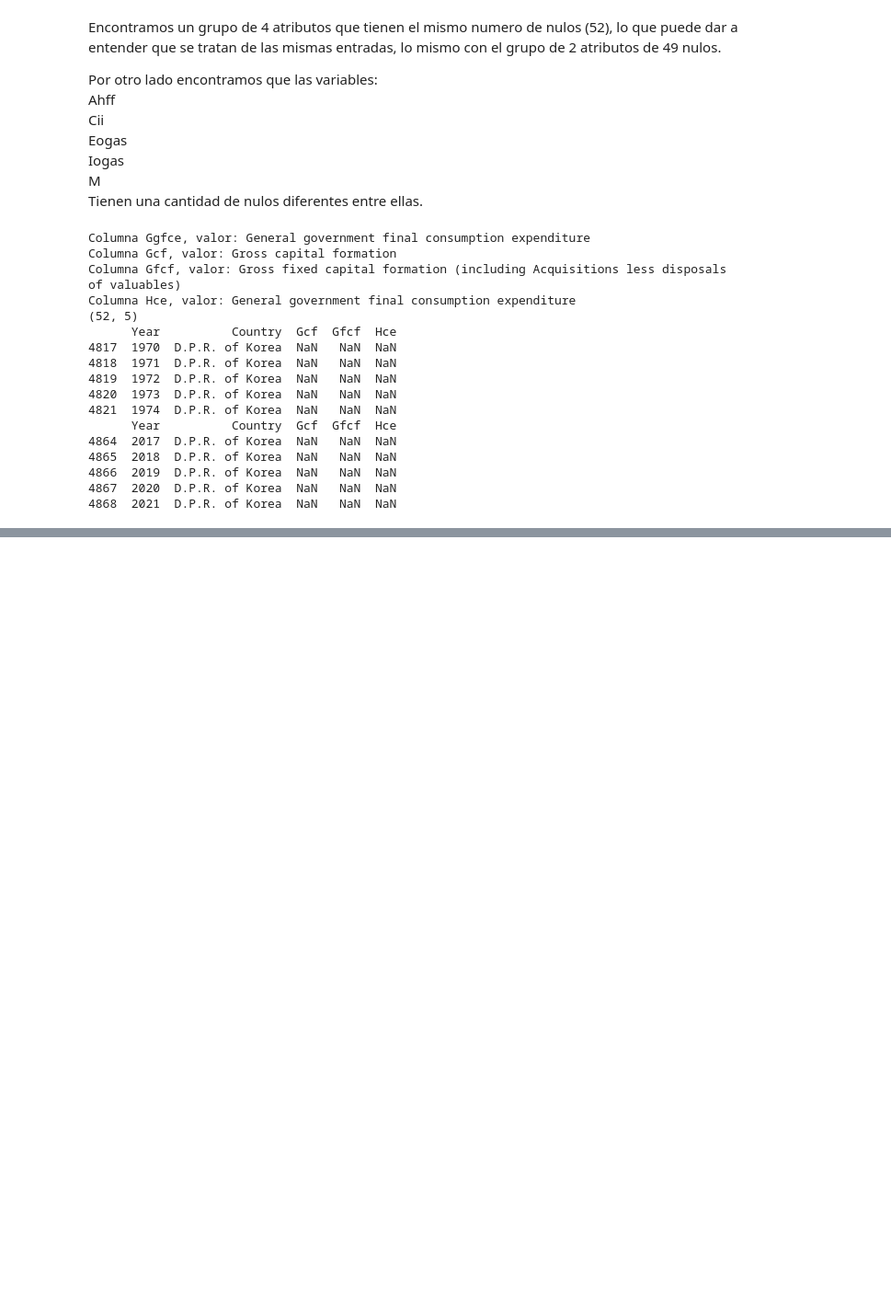
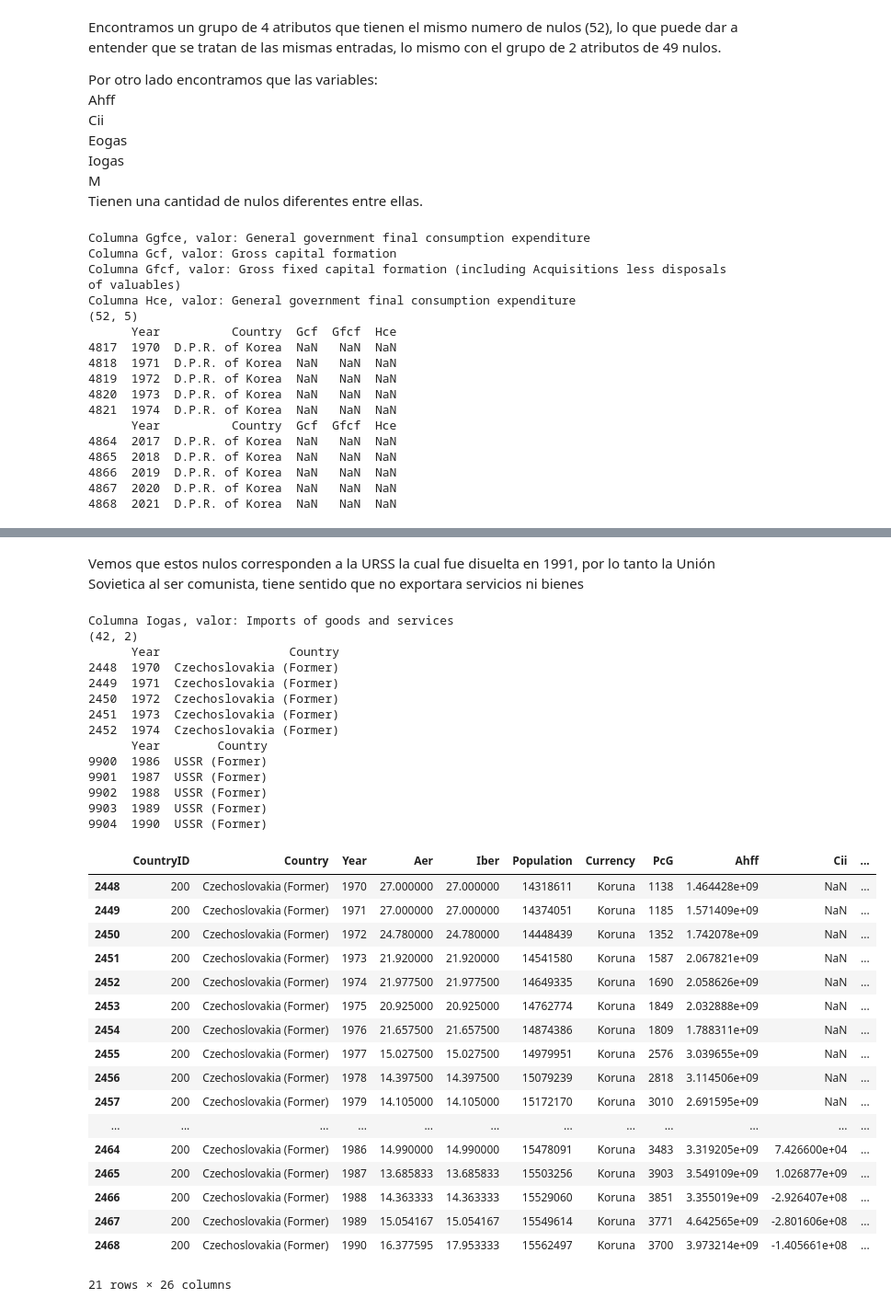
Before and after one commit to Didac-piferrer/MUDS, a Jupyter notebook: SBC/Agrupacion.ipynb, the cells around one changed output, grey strips where cells are left out. Shown: that part at 92% size. Cells and saved outputs as stored; diff of their text form; code cells hidden in the pictures; blank space fills up the shorter version.

```diff
--- a/SBC/Agrupacion.ipynb
+++ b/SBC/Agrupacion.ipynb
@@ -222,0 +334,47 @@ Columna Hce, valor: General government final consumption expenditure
+# %% [markdown]
+Vemos que estos nulos corresponden a la URSS la cual fue disuelta en 1991, por lo tanto la Unión Sovietica al ser comunista, tiene sentido que no exportara servicios ni bienes
+# %%
+#Comprobamos Iogas
+print("Columna Iogas, valor: " + data_names["Iogas"])
+
+Iogas_nulo = df.loc[df['Iogas'].isnull(),['Year','Country']]
+
+print(Iogas_nulo.shape)
+print(Iogas_nulo.head())
+print(Iogas_nulo.tail())
+
+Czechoslovakia = df[df['Country']=="Czechoslovakia (Former)"]
+Czechoslovakia
+# %% [output]
+Columna Iogas, valor: Imports of goods and services
+(42, 2)
+      Year                  Country
+2448  1970  Czechoslovakia (Former)
+2449  1971  Czechoslovakia (Former)
+2450  1972  Czechoslovakia (Former)
+2451  1973  Czechoslovakia (Former)
+2452  1974  Czechoslovakia (Former)
+      Year        Country
+9900  1986  USSR (Former)
+9901  1987  USSR (Former)
+9902  1988  USSR (Former)
+9903  1989  USSR (Former)
+9904  1990  USSR (Former)
+|  | CountryID | Country | Year | Aer | Iber | Population | Currency | PcG | Ahff | Cii | ... |
+| 2448 | 200 | Czechoslovakia (Former) | 1970 | 27.000000 | 27.000000 | 14318611 | Koruna | 1138 | 1.464428e+09 | NaN | ... |
+| 2449 | 200 | Czechoslovakia (Former) | 1971 | 27.000000 | 27.000000 | 14374051 | Koruna | 1185 | 1.571409e+09 | NaN | ... |
+| 2450 | 200 | Czechoslovakia (Former) | 1972 | 24.780000 | 24.780000 | 14448439 | Koruna | 1352 | 1.742078e+09 | NaN | ... |
+| 2451 | 200 | Czechoslovakia (Former) | 1973 | 21.920000 | 21.920000 | 14541580 | Koruna | 1587 | 2.067821e+09 | NaN | ... |
+| 2452 | 200 | Czechoslovakia (Former) | 1974 | 21.977500 | 21.977500 | 14649335 | Koruna | 1690 | 2.058626e+09 | NaN | ... |
+| 2453 | 200 | Czechoslovakia (Former) | 1975 | 20.925000 | 20.925000 | 14762774 | Koruna | 1849 | 2.032888e+09 | NaN | ... |
+| 2454 | 200 | Czechoslovakia (Former) | 1976 | 21.657500 | 21.657500 | 14874386 | Koruna | 1809 | 1.788311e+09 | NaN | ... |
+| 2455 | 200 | Czechoslovakia (Former) | 1977 | 15.027500 | 15.027500 | 14979951 | Koruna | 2576 | 3.039655e+09 | NaN | ... |
+| 2456 | 200 | Czechoslovakia (Former) | 1978 | 14.397500 | 14.397500 | 15079239 | Koruna | 2818 | 3.114506e+09 | NaN | ... |
+| 2457 | 200 | Czechoslovakia (Former) | 1979 | 14.105000 | 14.105000 | 15172170 | Koruna | 3010 | 2.691595e+09 | NaN | ... |
+| ... | ... | ... | ... | ... | ... | ... | ... | ... | ... | ... | ... |
+| 2464 | 200 | Czechoslovakia (Former) | 1986 | 14.990000 | 14.990000 | 15478091 | Koruna | 3483 | 3.319205e+09 | 7.426600e+04 | ... |
+| 2465 | 200 | Czechoslovakia (Former) | 1987 | 13.685833 | 13.685833 | 15503256 | Koruna | 3903 | 3.549109e+09 | 1.026877e+09 | ... |
+| 2466 | 200 | Czechoslovakia (Former) | 1988 | 14.363333 | 14.363333 | 15529060 | Koruna | 3851 | 3.355019e+09 | -2.926407e+08 | ... |
+| 2467 | 200 | Czechoslovakia (Former) | 1989 | 15.054167 | 15.054167 | 15549614 | Koruna | 3771 | 4.642565e+09 | -2.801606e+08 | ... |
+| 2468 | 200 | Czechoslovakia (Former) | 1990 | 16.377595 | 17.953333 | 15562497 | Koruna | 3700 | 3.973214e+09 | -1.405661e+08 | ... |
+21 rows × 26 columns
```
Also changed, not shown: parts of 11 cells of this notebook.
